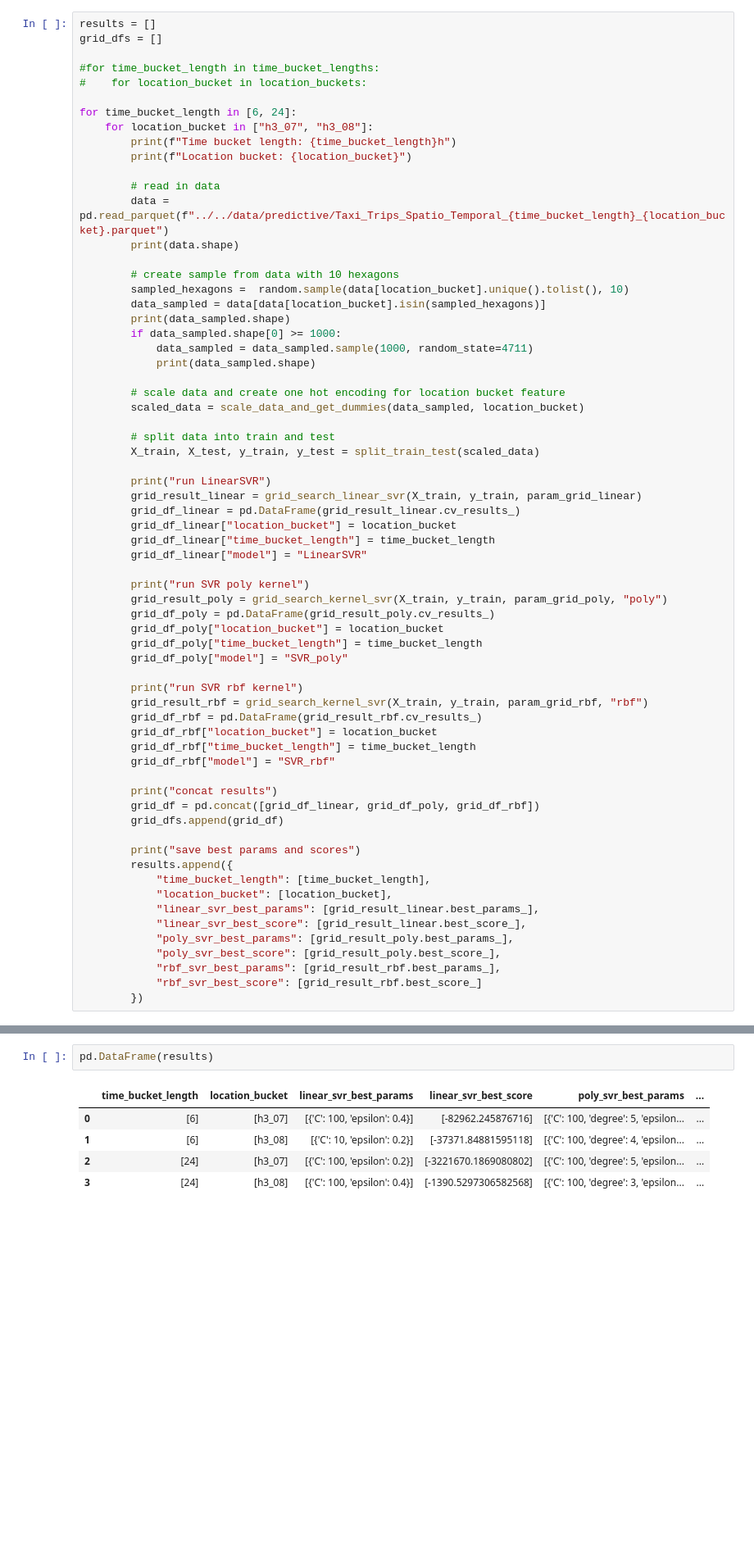
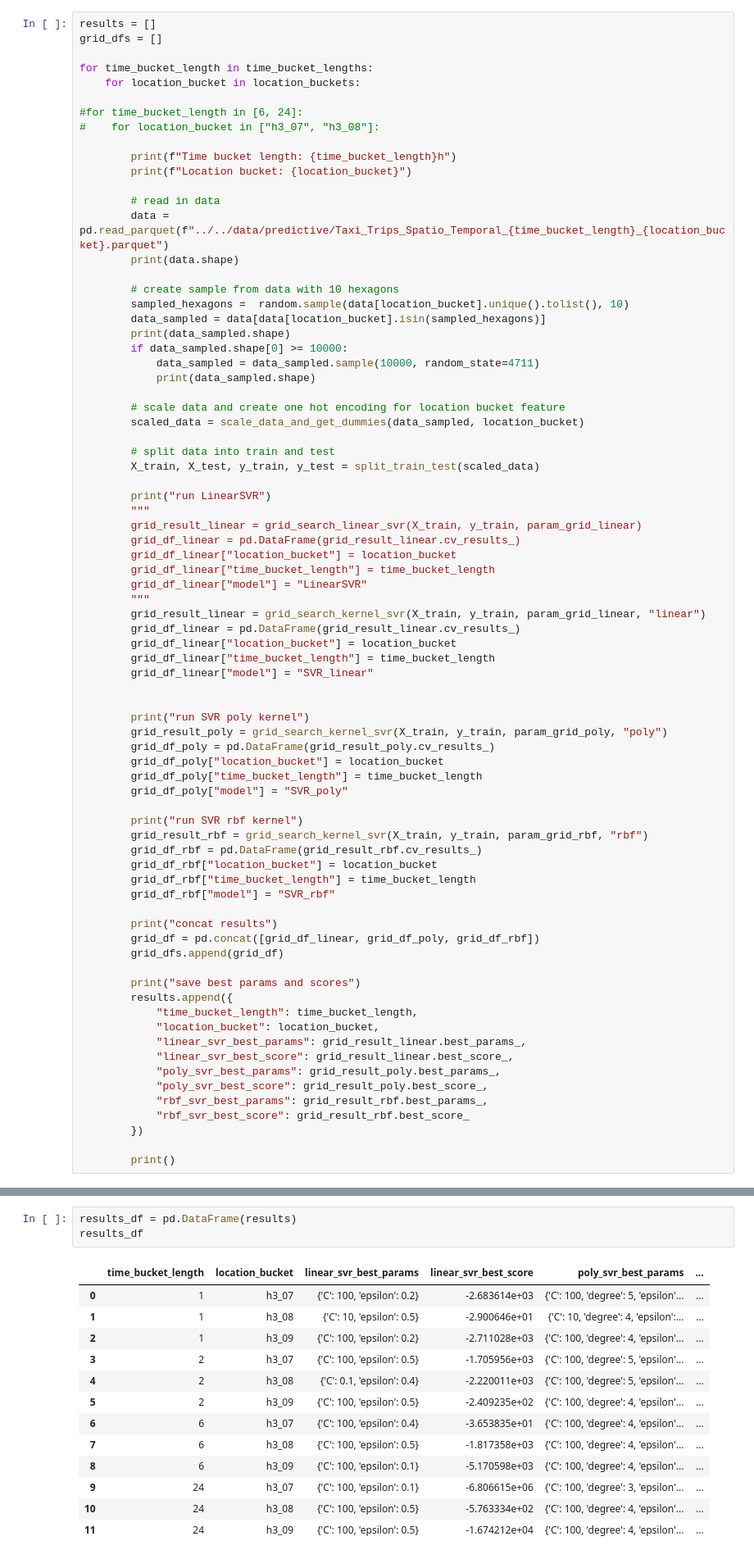
Before and after one commit to Jerematix/aaa, a Jupyter notebook: notebooks/4_predictive_analysis/01_SVM.ipynb, the cells around one changed output, grey strips where cells are left out. Shown: that part at 82% size. Saved outputs shown, nothing was run; the diff lists cells and outputs as text; blank space fills up the shorter version.

```diff
--- a/notebooks/4_predictive_analysis/01_SVM.ipynb
+++ b/notebooks/4_predictive_analysis/01_SVM.ipynb
@@ -64,11 +72,12 @@ location_buckets = ["h3_07", "h3_08", "h3_09"] # "centroid" fehlt noch weil nur
 results = []
 grid_dfs = []
 
-#for time_bucket_length in time_bucket_lengths:
-#    for location_bucket in location_buckets:
+for time_bucket_length in time_bucket_lengths:
+    for location_bucket in location_buckets:
 
-for time_bucket_length in [6, 24]:
-    for location_bucket in ["h3_07", "h3_08"]:
+#for time_bucket_length in [6, 24]:
+#    for location_bucket in ["h3_07", "h3_08"]:
+
         print(f"Time bucket length: {time_bucket_length}h")
         print(f"Location bucket: {location_bucket}")
 
@@ -80,8 +89,8 @@ for time_bucket_length in [6, 24]:
         sampled_hexagons =  random.sample(data[location_bucket].unique().tolist(), 10)
         data_sampled = data[data[location_bucket].isin(sampled_hexagons)]
         print(data_sampled.shape)
-        if data_sampled.shape[0] >= 1000:
-            data_sampled = data_sampled.sample(1000, random_state=4711)
+        if data_sampled.shape[0] >= 10000:
+            data_sampled = data_sampled.sample(10000, random_state=4711)
             print(data_sampled.shape)
 
         # scale data and create one hot encoding for location bucket feature
@@ -91,11 +100,19 @@ for time_bucket_length in [6, 24]:
         X_train, X_test, y_train, y_test = split_train_test(scaled_data)
 
         print("run LinearSVR")
+        """
         grid_result_linear = grid_search_linear_svr(X_train, y_train, param_grid_linear)
         grid_df_linear = pd.DataFrame(grid_result_linear.cv_results_)
         grid_df_linear["location_bucket"] = location_bucket
         grid_df_linear["time_bucket_length"] = time_bucket_length
         grid_df_linear["model"] = "LinearSVR"
+        """
+        grid_result_linear = grid_search_kernel_svr(X_train, y_train, param_grid_linear, "linear")
+        grid_df_linear = pd.DataFrame(grid_result_linear.cv_results_)
+        grid_df_linear["location_bucket"] = location_bucket
+        grid_df_linear["time_bucket_length"] = time_bucket_length
+        grid_df_linear["model"] = "SVR_linear"
+
 
         print("run SVR poly kernel")
         grid_result_poly = grid_search_kernel_svr(X_train, y_train, param_grid_poly, "poly")
@@ -117,13 +134,15 @@ for time_bucket_length in [6, 24]:
 
         print("save best params and scores")
         results.append({
-            "time_bucket_length": [time_bucket_length],
-            "location_bucket": [location_bucket],
-            "linear_svr_best_params": [grid_result_linear.best_params_],
-            "linear_svr_best_score": [grid_result_linear.best_score_],
-            "poly_svr_best_params": [grid_result_poly.best_params_],
-            "poly_svr_best_score": [grid_result_poly.best_score_],
-            "rbf_svr_best_params": [grid_result_rbf.best_params_],
-            "rbf_svr_best_score": [grid_result_rbf.best_score_]
+            "time_bucket_length": time_bucket_length,
+            "location_bucket": location_bucket,
+            "linear_svr_best_params": grid_result_linear.best_params_,
+            "linear_svr_best_score": grid_result_linear.best_score_,
+            "poly_svr_best_params": grid_result_poly.best_params_,
+            "poly_svr_best_score": grid_result_poly.best_score_,
+            "rbf_svr_best_params": grid_result_rbf.best_params_,
+            "rbf_svr_best_score": grid_result_rbf.best_score_
         })
+
+        print()
 # %% [output]
@@ -170,8 +166,17 @@ save best params and scores
 # %%
-pd.DataFrame(results)
+results_df = pd.DataFrame(results)
+results_df
 # %% [output]
 |  | time_bucket_length | location_bucket | linear_svr_best_params | linear_svr_best_score | poly_svr_best_params | ... |
-| 0 | [6] | [h3_07] | [{'C': 100, 'epsilon': 0.4}] | [-82962.245876716] | [{'C': 100, 'degree': 5, 'epsilon... | ... |
-| 1 | [6] | [h3_08] | [{'C': 10, 'epsilon': 0.2}] | [-37371.84881595118] | [{'C': 100, 'degree': 4, 'epsilon... | ... |
-| 2 | [24] | [h3_07] | [{'C': 100, 'epsilon': 0.2}] | [-3221670.1869080802] | [{'C': 100, 'degree': 5, 'epsilon... | ... |
-| 3 | [24] | [h3_08] | [{'C': 100, 'epsilon': 0.4}] | [-1390.5297306582568] | [{'C': 100, 'degree': 3, 'epsilon... | ... |
+| 0 | 1 | h3_07 | {'C': 100, 'epsilon': 0.2} | -2.683614e+03 | {'C': 100, 'degree': 5, 'epsilon'... | ... |
+| 1 | 1 | h3_08 | {'C': 10, 'epsilon': 0.5} | -2.900646e+01 | {'C': 10, 'degree': 4, 'epsilon':... | ... |
+| 2 | 1 | h3_09 | {'C': 100, 'epsilon': 0.2} | -2.711028e+03 | {'C': 100, 'degree': 4, 'epsilon'... | ... |
+| 3 | 2 | h3_07 | {'C': 100, 'epsilon': 0.5} | -1.705956e+03 | {'C': 100, 'degree': 5, 'epsilon'... | ... |
+| 4 | 2 | h3_08 | {'C': 0.1, 'epsilon': 0.4} | -2.220011e+03 | {'C': 100, 'degree': 5, 'epsilon'... | ... |
+| 5 | 2 | h3_09 | {'C': 100, 'epsilon': 0.5} | -2.409235e+02 | {'C': 100, 'degree': 4, 'epsilon'... | ... |
+| 6 | 6 | h3_07 | {'C': 100, 'epsilon': 0.4} | -3.653835e+01 | {'C': 100, 'degree': 4, 'epsilon'... | ... |
+| 7 | 6 | h3_08 | {'C': 100, 'epsilon': 0.5} | -1.817358e+03 | {'C': 100, 'degree': 4, 'epsilon'... | ... |
+| 8 | 6 | h3_09 | {'C': 100, 'epsilon': 0.1} | -5.170598e+03 | {'C': 100, 'degree': 4, 'epsilon'... | ... |
+| 9 | 24 | h3_07 | {'C': 100, 'epsilon': 0.1} | -6.806615e+06 | {'C': 100, 'degree': 3, 'epsilon'... | ... |
+| 10 | 24 | h3_08 | {'C': 100, 'epsilon': 0.5} | -5.763334e+02 | {'C': 100, 'degree': 4, 'epsilon'... | ... |
+| 11 | 24 | h3_09 | {'C': 100, 'epsilon': 0.5} | -1.674212e+04 | {'C': 100, 'degree': 4, 'epsilon'... | ... |
```
Also changed, not shown: parts of 18 cells of this notebook, 2 other files.
